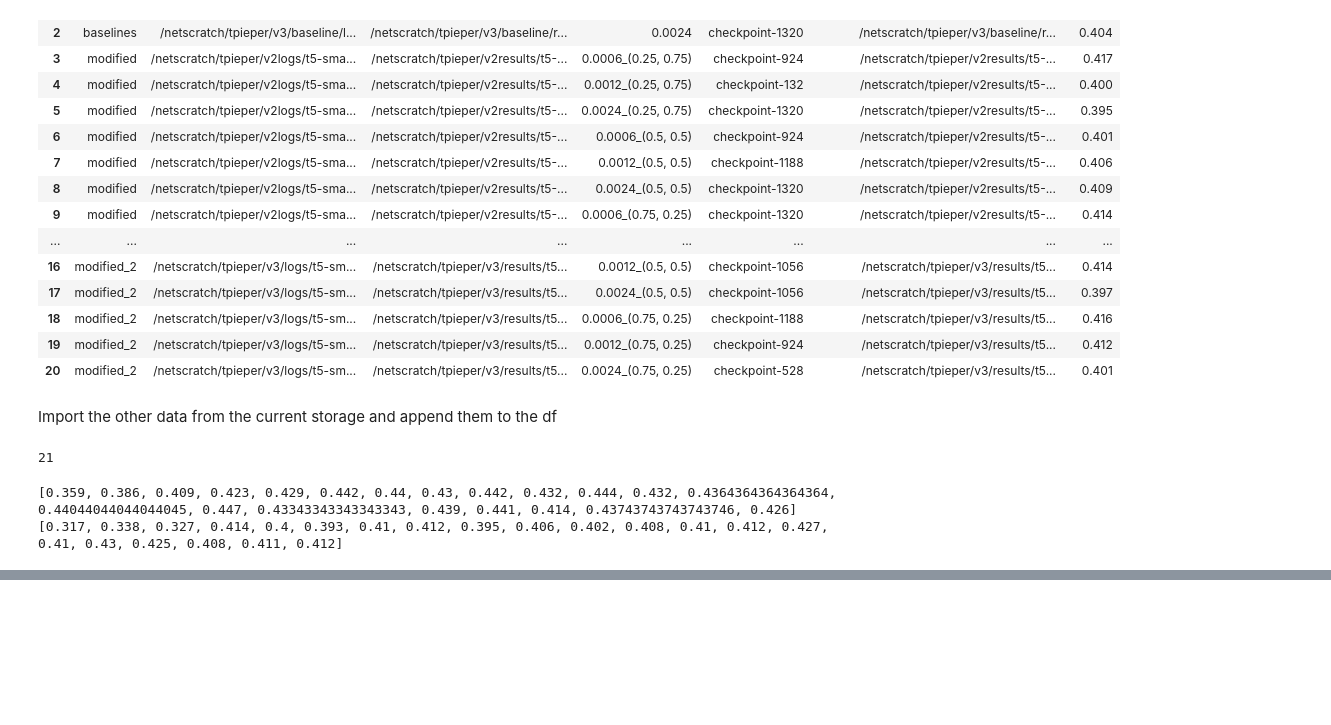
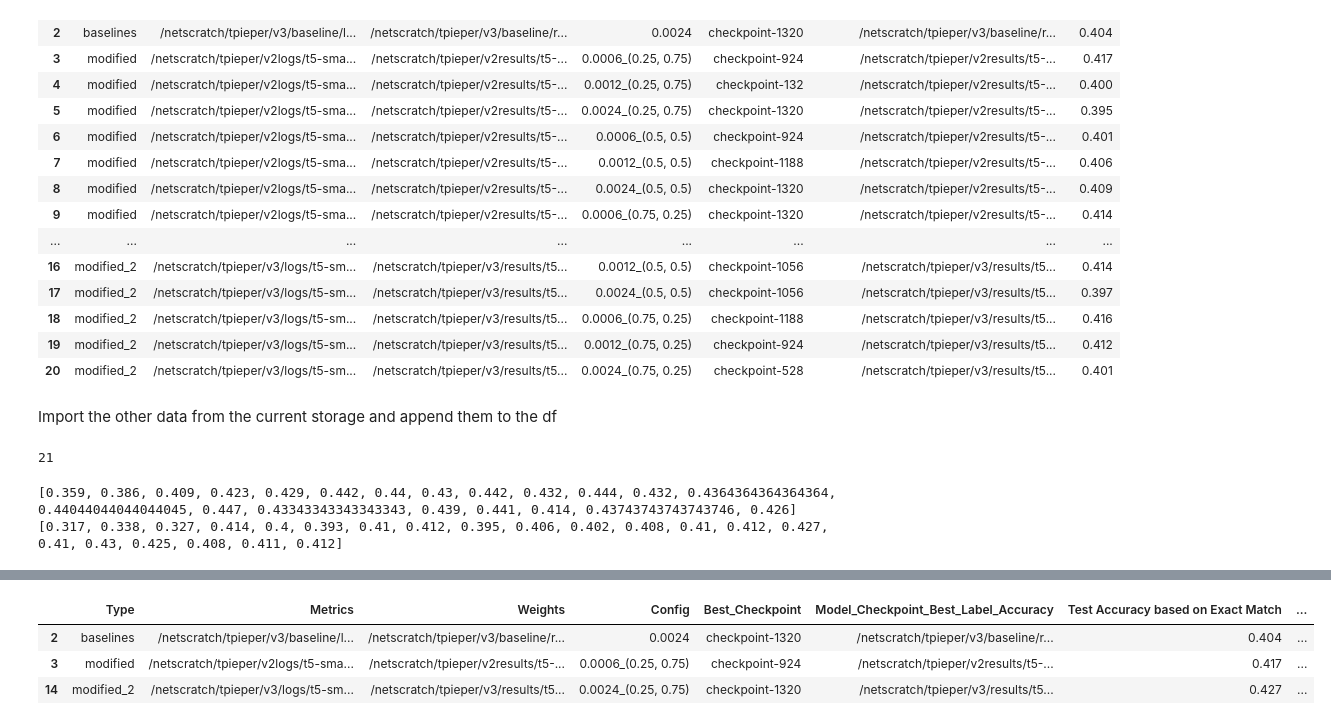
Before and after one commit to tomlpieper/ba, a Jupyter notebook: plotting.ipynb, the cells around one changed output, grey strips where cells are left out. Drawn from its saved outputs; the diff is of its cells as text; code cells hidden in the pictures; blank space fills up the shorter version.

```diff
--- a/plotting.ipynb
+++ b/plotting.ipynb
@@ -455,0 +463,36 @@ df
+# %%
+# split the dataframe into baselines and modified
+df_bl = df[df['Type'] == 'baselines']
+df_mANLI_v1 = df[df['Type'] == 'modified']
+df_mANLI_v2 = df[df['Type'] == 'modified_2']
+
+df_bl_best_loss = df_bl[df_bl['Test Accuracy based on loss'] == df_bl['Test Accuracy based on loss'].max()]
+df_bl_best_exact = df_bl[df_bl['Test Accuracy based on Exact Match'] == df_bl['Test Accuracy based on Exact Match'].max()] #this is the one
+df_bl_best_eval = df_bl[df_bl['Best Eval Accuracy'] == df_bl['Best Eval Accuracy'].max()]
+
+df_mANLI_v1_best_loss = df_mANLI_v1[df_mANLI_v1['Test Accuracy based on loss'] == df_mANLI_v1['Test Accuracy based on loss'].max()] # this is the one
+df_mANLI_v1_best_exact = df_mANLI_v1[df_mANLI_v1['Test Accuracy based on Exact Match'] == df_mANLI_v1['Test Accuracy based on Exact Match'].max()] # this also is the one
+df_mANLI_v1_best_eval = df_mANLI_v1[df_mANLI_v1['Best Eval Accuracy'] == df_mANLI_v1['Best Eval Accuracy'].max()]
+
+
+
+# find best value for each type in the
+
+
+
+df_mANLI_v2_best_loss = df_mANLI_v2[df_mANLI_v2['Test Accuracy based on loss'] == df_mANLI_v2['Test Accuracy based on loss'].max()] # this is the one
+df_mANLI_v2_best_exact = df_mANLI_v2[df_mANLI_v2['Test Accuracy based on Exact Match'] == df_mANLI_v2['Test Accuracy based on Exact Match'].max()] # this is the one
+df_mANLI_v2_best_eval = df_mANLI_v2[df_mANLI_v2['Best Eval Accuracy'] == df_mANLI_v2['Best Eval Accuracy'].max()]
+# df_mANLI_v2_best_exact
+df_mANLI_v1_best_loss # same for both scores
+
+
+
+# concat dfs
+df_graph1 = pd.concat([df_bl_best_exact, df_mANLI_v1_best_exact, df_mANLI_v2_best_exact])
+df_graph1
+# %% [output]
+|  | Type | Metrics | Weights | Config | Best_Checkpoint | Model_Checkpoint_Best_Label_Accuracy | Test Accuracy based on Exact Match | ... |
+| 2 | baselines | /netscratch/tpieper/v3/baseline/l... | /netscratch/tpieper/v3/baseline/r... | 0.0024 | checkpoint-1320 | /netscratch/tpieper/v3/baseline/r... | 0.404 | ... |
+| 3 | modified | /netscratch/tpieper/v2logs/t5-sma... | /netscratch/tpieper/v2results/t5-... | 0.0006_(0.25, 0.75) | checkpoint-924 | /netscratch/tpieper/v2results/t5-... | 0.417 | ... |
+| 14 | modified_2 | /netscratch/tpieper/v3/logs/t5-sm... | /netscratch/tpieper/v3/results/t5... | 0.0024_(0.25, 0.75) | checkpoint-1320 | /netscratch/tpieper/v3/results/t5... | 0.427 | ... |
```
Also changed, not shown: parts of 9 cells of this notebook, 1 other file.
